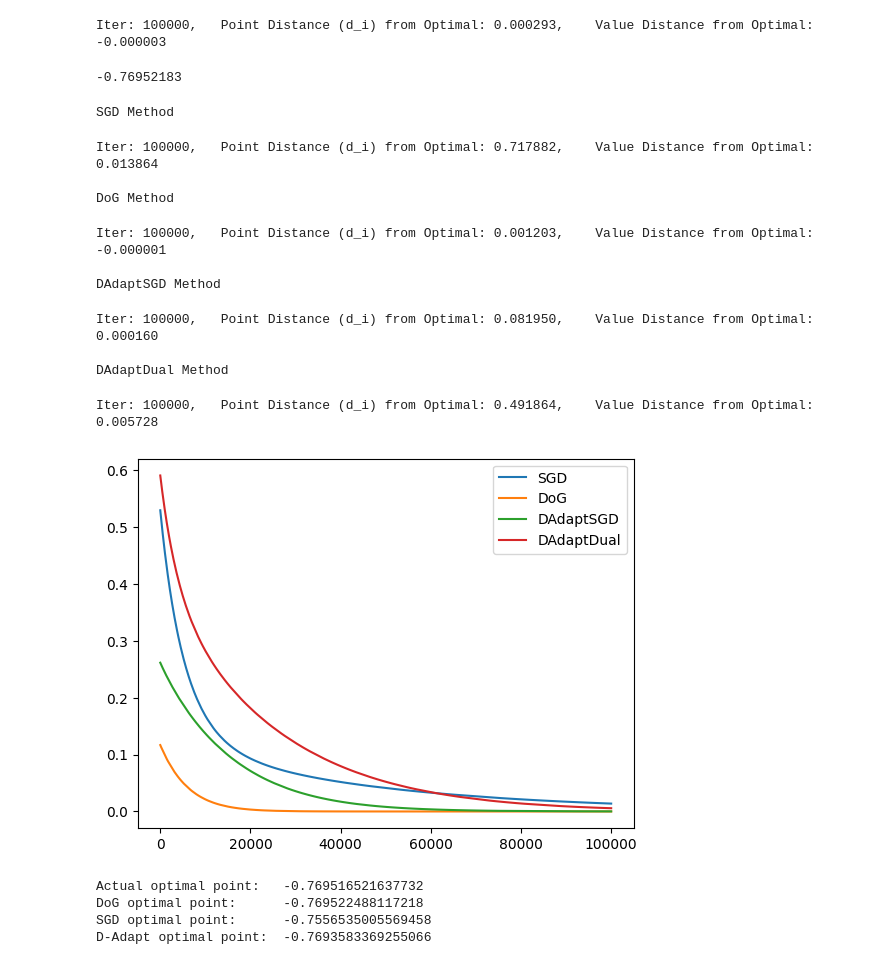
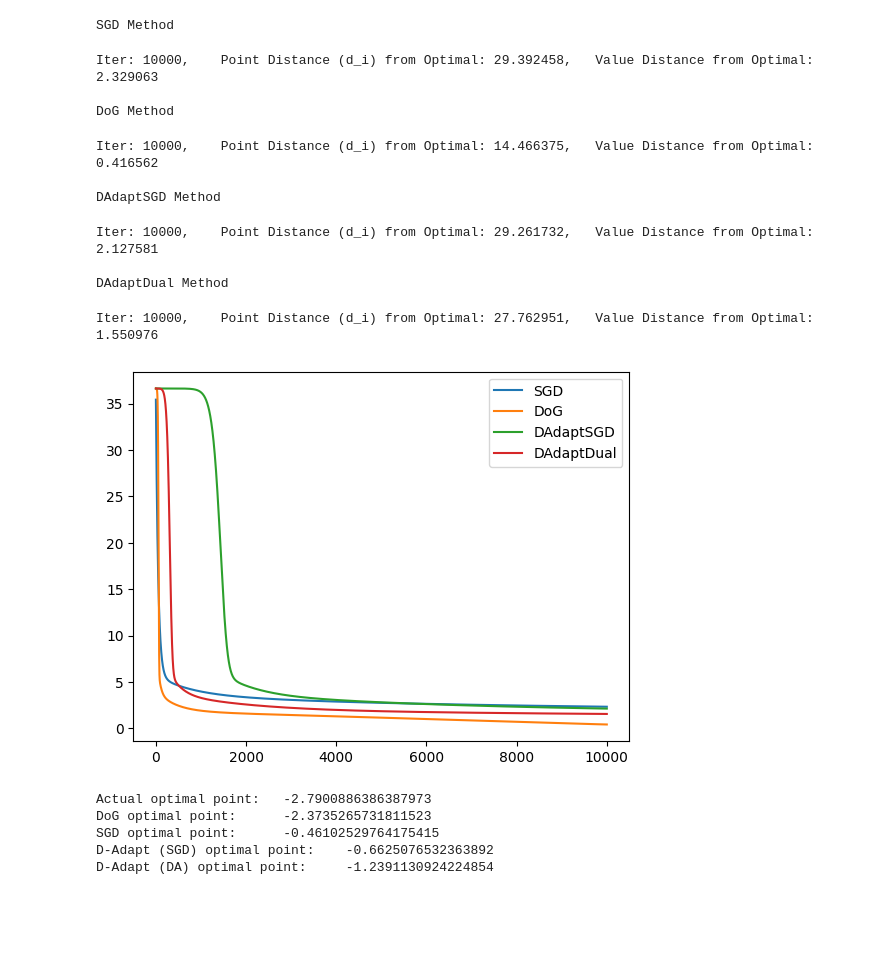
Before and after one commit to MohammadMoshtagh/adaptive-methods, a Jupyter notebook: adaptive_methods.ipynb, the cells around one changed output. Drawn from its saved outputs; the diff is of its cells as text; code cells hidden in the pictures; blank space fills up the shorter version.

Commit message:
Run algorithms with same init points

```diff
--- a/adaptive_methods.ipynb
+++ b/adaptive_methods.ipynb
@@ -79,11 +79,13 @@ class TorchModel:
         return [self.x]
 # %%
 class TorchQuadModel(TorchModel):
-    def __init__(self, n_features: int, **kwargs):
-        super().__init__(n_features, **kwargs)
-        self.x = torch.randn(self.N, requires_grad=True)
-        # self.x = torch.from_numpy(np.array([10, 10]).astype('float32'))
-        self.x.requires_grad = True
+    def __init__(self, n_features: int, init_point: torch.Tensor = None, **kwargs):
+        super().__init__(n_features, init_point, **kwargs)
+        if init_point is None:
+            self.x = torch.randn(self.N, requires_grad=True)
+        else:
+            self.x = init_point
+            self.x.requires_grad = True
 
     def loss(self, P: torch.Tensor, q: torch.Tensor):
         x1 = torch.matmul(self.x, P) # x1 = x^T P
@@ -99,7 +101,7 @@ class TorchQuadModel(TorchModel):
         q = self.q.detach().numpy()
         return point.T @ P @ point - q @ point
 # %%
-N = 20 # Matrix Size
+N = 10 # Matrix Size
 A = np.random.rand(N, N)
 P = torch.from_numpy((A.T @ A).astype('float32'))
 q = torch.from_numpy(np.random.rand(N).astype(dtype='float32'))
@@ -114,13 +115,0 @@ qs.optimal_value()
-# %%
-# D-Adaptation Method
-dd_model = TorchQuadModel(N)
-dd_optimizer = DAdaptDual(dd_model.params(), lr = 0.1, d0 = 1)
-
-dd_model.set_optimizer(dd_optimizer)
-point_distance_list, value_distance_list = dd_model.optimize(P, q, qs.optimal_point(), 100001, 10000, False)
-# %% [output]
-Iter: 100000,   Point Distance (d_i) from Optimal: 0.000293,    Value Distance from Optimal:    -0.000003
-# %%
-dd_model.optimal_value()
-# %% [output]
--0.76952183
@@ -146,53 +133,61 @@ def quadratic_model_runner(optimizer: Optimizer, model: TorchModel,
     # plt.title(model_name)
     # plt.show()
 # %%
+init = torch.randn(N, requires_grad=True)
+
 # SGD Method
-sgd_model = TorchQuadModel(N)
+init = init.clone().detach()
+sgd_model = TorchQuadModel(N, init)
 sgd_optimizer = SGD(sgd_model.params(), lr = 0.0001)
 
 # DoG Method
-dog_model = TorchQuadModel(N)
+init = init.clone().detach()
+dog_model = TorchQuadModel(N, init)
 dog_optimizer = DoG(dog_model.params())
 
 # D-Adaptation (SGD) Method
-dadapt_sgd_model = TorchQuadModel(N)
+init = init.clone().detach()
+dadapt_sgd_model = TorchQuadModel(N, init)
 dadapt_sgd_optimizer = DAdaptSGD(dadapt_sgd_model.params(), lr = 0.01)
 
 # D-Adaptation (Dual Averaging) Method
-dadapt_dual_model = TorchQuadModel(N)
+init = init.clone().detach()
+dadapt_dual_model = TorchQuadModel(N, init)
 dadapt_dual_optimizer = DAdaptDual(dadapt_dual_model.params())
 # %%
-iterations = 100001
+iterations = 10001
 
 optimizers = [[sgd_optimizer, sgd_model],
               [dog_optimizer, dog_model],
               [dadapt_sgd_optimizer, dadapt_sgd_model],
               [dadapt_dual_optimizer, dadapt_dual_model]]
 for (optimizer, model) in optimizers:
     quadratic_model_runner(optimizer, model, P, q, qs.optimal_point(), max_iter=iterations, log_per_iteration=1000)
 
 plt.legend()
 plt.show()
 # %% [output]
 SGD Method
-Iter: 100000,   Point Distance (d_i) from Optimal: 0.717882,    Value Distance from Optimal:    0.013864
+Iter: 10000,    Point Distance (d_i) from Optimal: 29.392458,   Value Distance from Optimal:    2.329063
 
 DoG Method
-Iter: 100000,   Point Distance (d_i) from Optimal: 0.001203,    Value Distance from Optimal:    -0.000001
+Iter: 10000,    Point Distance (d_i) from Optimal: 14.466375,   Value Distance from Optimal:    0.416562
 
 DAdaptSGD Method
-Iter: 100000,   Point Distance (d_i) from Optimal: 0.081950,    Value Distance from Optimal:    0.000160
+Iter: 10000,    Point Distance (d_i) from Optimal: 29.261732,   Value Distance from Optimal:    2.127581
 
 DAdaptDual Method
-Iter: 100000,   Point Distance (d_i) from Optimal: 0.491864,    Value Distance from Optimal:    0.005728
+Iter: 10000,    Point Distance (d_i) from Optimal: 27.762951,   Value Distance from Optimal:    1.550976
-[figure, old version]
+[figure, new version]
 # %%
 print(f"Actual optimal point: \t{qs.optimal_value()}")
 print(f"DoG optimal point: \t{dog_model.optimal_value()}")
 print(f"SGD optimal point: \t{sgd_model.optimal_value()}")
-print(f"D-Adapt optimal point: \t{dadapt_sgd_model.optimal_value()}")
+print(f"D-Adapt (SGD) optimal point: \t{dadapt_sgd_model.optimal_value()}")
+print(f"D-Adapt (DA) optimal point: \t{dadapt_dual_model.optimal_value()}")
 # %% [output]
-Actual optimal point:   -0.769516521637732
-DoG optimal point:      -0.769522488117218
-SGD optimal point:      -0.7556535005569458
-D-Adapt optimal point:  -0.7693583369255066
+Actual optimal point:   -2.7900886386387973
+DoG optimal point:      -2.3735265731811523
+SGD optimal point:      -0.46102529764175415
+D-Adapt (SGD) optimal point:    -0.6625076532363892
+D-Adapt (DA) optimal point:     -1.2391130924224854
```
Also changed, not shown: parts of 6 cells of this notebook, 4 other files.
